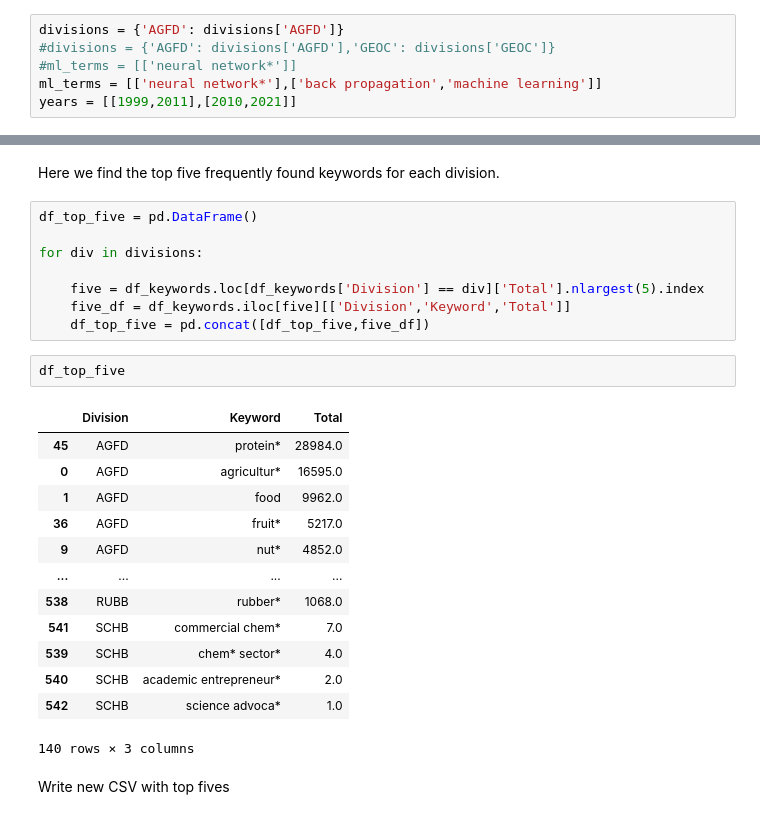
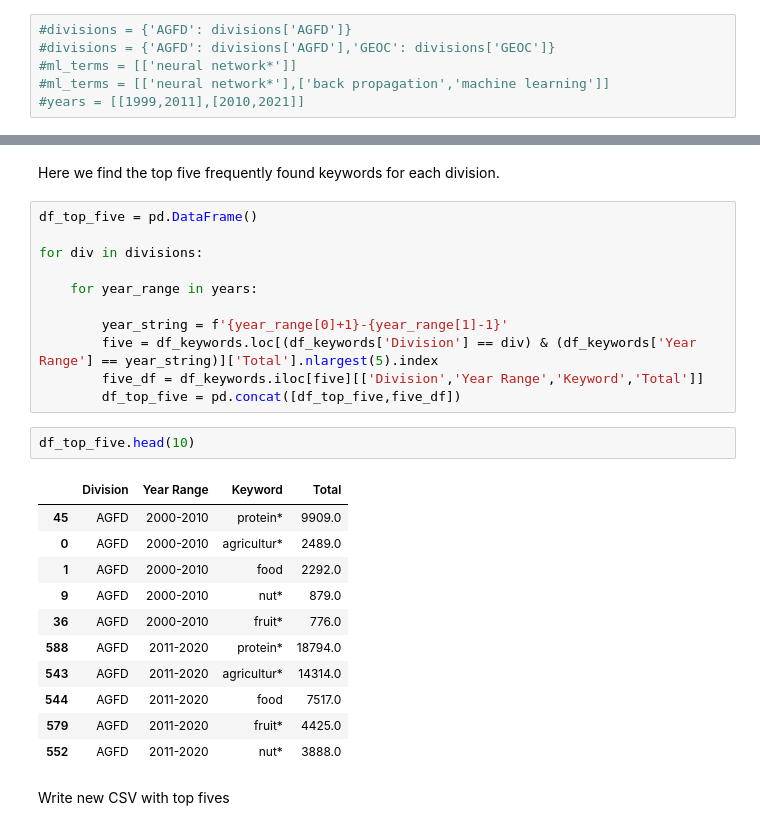
Before and after one commit to keithgroup/scopus_searching_ML_in_chem_literature, a Jupyter notebook: scopus_searches_ML_in_chem.ipynb, the cells around one changed output, grey strips where cells are left out. Cells and saved outputs as stored; diff of their text form.

Commit message:
redid initial searches, created CSVs for top keywords

```diff
--- a/scopus_searches_ML_in_chem.ipynb
+++ b/scopus_searches_ML_in_chem.ipynb
@@ -52,11 +52,11 @@ Here we're looping through each division and find occurences of each machine lea
 
 **This step is optional because this cells takes a good amount of time to run. Skip to the cells below the text cell that begins with "! ! ! !" to get the search results.**
 # %%
-divisions = {'AGFD': divisions['AGFD']}
+#divisions = {'AGFD': divisions['AGFD']}
 #divisions = {'AGFD': divisions['AGFD'],'GEOC': divisions['GEOC']}
 #ml_terms = [['neural network*']]
-ml_terms = [['neural network*'],['back propagation','machine learning']]
-years = [[1999,2011],[2010,2021]]
+#ml_terms = [['neural network*'],['back propagation','machine learning']]
+#years = [[1999,2011],[2010,2021]]
 # %%
 df = pd.DataFrame()
 results = {}
@@ -314,25 +266,26 @@ df_top_five = pd.DataFrame()
 
 for div in divisions:
 
-    five = df_keywords.loc[df_keywords['Division'] == div]['Total'].nlargest(5).index
-    five_df = df_keywords.iloc[five][['Division','Keyword','Total']]
-    df_top_five = pd.concat([df_top_five,five_df])
+    for year_range in years:
+
+        year_string = f'{year_range[0]+1}-{year_range[1]-1}'
+        five = df_keywords.loc[(df_keywords['Division'] == div) & (df_keywords['Year Range'] == year_string)]['Total'].nlargest(5).index
+        five_df = df_keywords.iloc[five][['Division','Year Range','Keyword','Total']]
+        df_top_five = pd.concat([df_top_five,five_df])
 # %%
-df_top_five
+df_top_five.head(10)
 # %% [output]
-|  | Division | Keyword | Total |
-| 45 | AGFD | protein* | 28984.0 |
-| 0 | AGFD | agricultur* | 16595.0 |
-| 1 | AGFD | food | 9962.0 |
-| 36 | AGFD | fruit* | 5217.0 |
-| 9 | AGFD | nut* | 4852.0 |
-| ... | ... | ... | ... |
-| 538 | RUBB | rubber* | 1068.0 |
-| 541 | SCHB | commercial chem* | 7.0 |
-| 539 | SCHB | chem* sector* | 4.0 |
-| 540 | SCHB | academic entrepreneur* | 2.0 |
-| 542 | SCHB | science advoca* | 1.0 |
+|  | Division | Year Range | Keyword | Total |
+| 45 | AGFD | 2000-2010 | protein* | 9909.0 |
+| 0 | AGFD | 2000-2010 | agricultur* | 2489.0 |
+| 1 | AGFD | 2000-2010 | food | 2292.0 |
+| 9 | AGFD | 2000-2010 | nut* | 879.0 |
+| 36 | AGFD | 2000-2010 | fruit* | 776.0 |
+| 588 | AGFD | 2011-2020 | protein* | 18794.0 |
+| 543 | AGFD | 2011-2020 | agricultur* | 14314.0 |
+| 544 | AGFD | 2011-2020 | food | 7517.0 |
+| 579 | AGFD | 2011-2020 | fruit* | 4425.0 |
+| 552 | AGFD | 2011-2020 | nut* | 3888.0 |
-140 rows × 3 columns
 # %% [markdown]
 Write new CSV with top fives
 # %%
```
Also changed, not shown: parts of 20 cells of this notebook, 4 other files.
